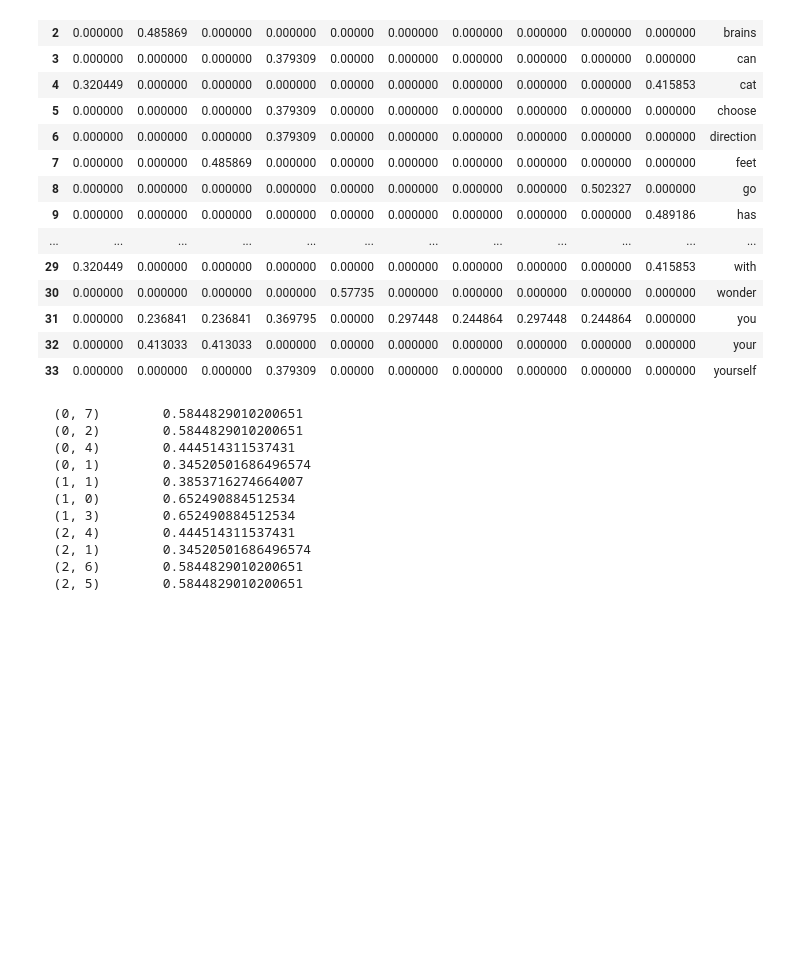
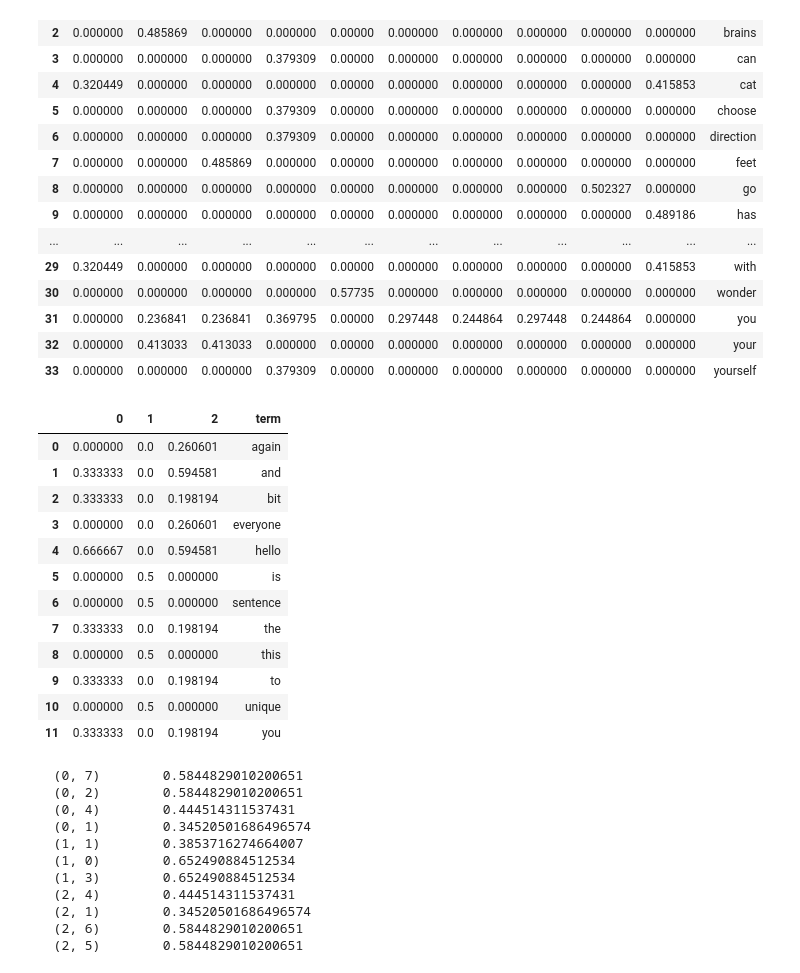
Before and after one commit to nlpforhealthcare18/nlpforhealthcare18.github.io, a Jupyter notebook: NLP_basics.ipynb, the cells around one changed output. Cells and saved outputs as stored; diff of their text form; code cells hidden in the pictures; blank space fills up the shorter version.

```diff
--- a/NLP_basics.ipynb
+++ b/NLP_basics.ipynb
@@ -906,0 +1279,15 @@ array([[0, 0, 0, 0, 1, 0, 0, 0, 0, 0, 1, 0, 0, 1, 0, 0, 0, 1, 0, 0, 0, 1,
+# %%
+text2=["the hello bit and hello to you","this is a unique sentence",\
+    "the hello bit and hello to you and everyone and hello again"]
+txt2 = pd.DataFrame(text2,columns=['text2'])
+
+txt2
+from sklearn.feature_extraction.text import CountVectorizer
+
+
+count_vect = CountVectorizer()
+X_transformed = count_vect.fit_transform(txt2.text2.values)
+
+
+# by using .A we show the sparse matrix as an numpy array
+X_transformed.A
@@ -1003,6 +1426,37 @@ tfidf_vectdf
 | 31 | 0.000000 | 0.236841 | 0.236841 | 0.369795 | 0.00000 | 0.297448 | 0.244864 | 0.297448 | 0.244864 | 0.000000 | you |
 | 32 | 0.000000 | 0.413033 | 0.413033 | 0.000000 | 0.00000 | 0.000000 | 0.000000 | 0.000000 | 0.000000 | 0.000000 | your |
 | 33 | 0.000000 | 0.000000 | 0.000000 | 0.379309 | 0.00000 | 0.000000 | 0.000000 | 0.000000 | 0.000000 | 0.000000 | yourself |
+# %%
+from sklearn.feature_extraction.text import TfidfVectorizer
+
+
+tfidf_vect = TfidfVectorizer()
+X_tf_transformed = tfidf_vect.fit_transform(txt2.text2.values)
+
+
+# this is what a machine learning algorithm needs.
+
+
+#but for better understanding... lets see what is the DTM. This time its
+#the DTM holds downscaled frequencies as values and not counts.
+
+tfidf_vectdf =pd.DataFrame(X_tf_transformed.A.T)
+tfidf_vectdf['term']=tfidf_vect.get_feature_names()
+tfidf_vectdf
+# %% [output]
+|  | 0 | 1 | 2 | term |
+| 0 | 0.000000 | 0.0 | 0.260601 | again |
+| 1 | 0.333333 | 0.0 | 0.594581 | and |
+| 2 | 0.333333 | 0.0 | 0.198194 | bit |
+| 3 | 0.000000 | 0.0 | 0.260601 | everyone |
+| 4 | 0.666667 | 0.0 | 0.594581 | hello |
+| 5 | 0.000000 | 0.5 | 0.000000 | is |
+| 6 | 0.000000 | 0.5 | 0.000000 | sentence |
+| 7 | 0.333333 | 0.0 | 0.198194 | the |
+| 8 | 0.000000 | 0.5 | 0.000000 | this |
+| 9 | 0.333333 | 0.0 | 0.198194 | to |
+| 10 | 0.000000 | 0.5 | 0.000000 | unique |
+| 11 | 0.333333 | 0.0 | 0.198194 | you |
 # %%
 from sklearn.feature_extraction.text import TfidfVectorizer
 
```
Also changed, not shown: parts of 30 cells of this notebook.
